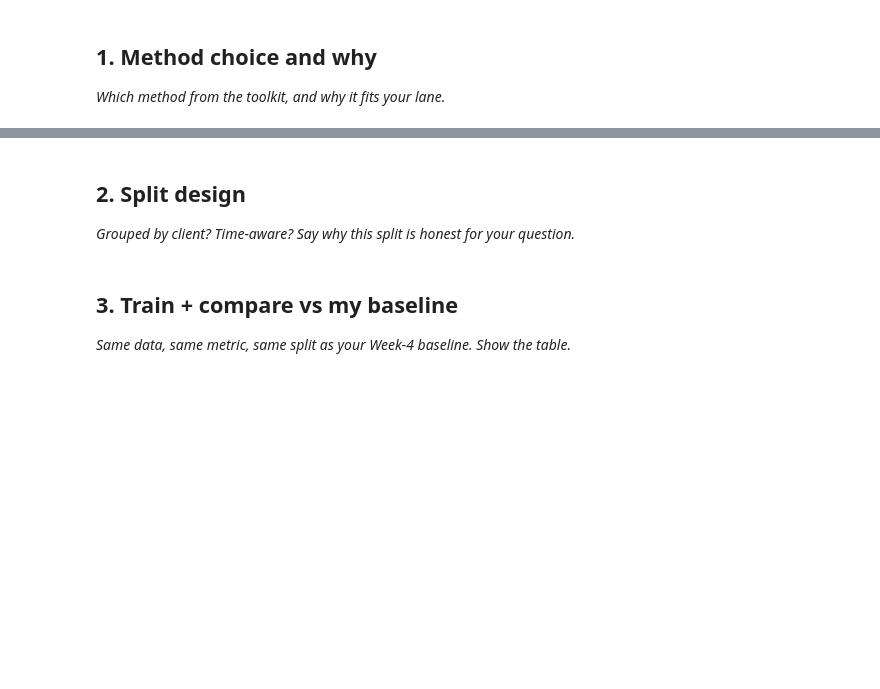
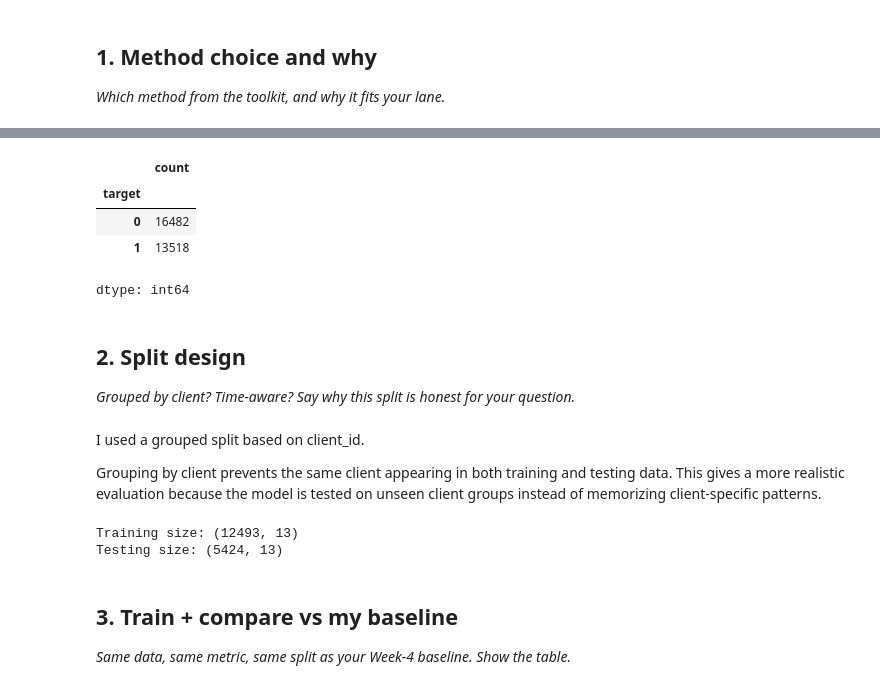
Before and after one commit to noor00-ai/fly_rank_intern, a Jupyter notebook: work/notebooks/w05_model.ipynb, the cells around one changed output, grey strips where cells are left out. Cells and saved outputs as stored; diff of their text form; code cells hidden in the pictures; blank space fills up the shorter version.

```diff
--- a/work/notebooks/w05_model.ipynb
+++ b/work/notebooks/w05_model.ipynb
@@ -16,3 +53,19 @@ This skeleton is yours to fill. Work the sections **in order** — each one has
+# %%
+df["target"] = (
+    ((df["trend_direction"] == "down") &
+     (df["ctr"] < df["ctr"].median()))
+    |
+    (df["avg_position"] > 20)
+).astype(int)
+
+
+df["target"].value_counts()
+# %% [output]
+|  | count |
+| target |  |
+| 0 | 16482 |
+| 1 | 13518 |
+dtype: int64
 # %% [markdown]
 ## 2. Split design
 
@@ -23,3 +73,59 @@ This skeleton is yours to fill. Work the sections **in order** — each one has
+# %% [markdown]
+I used a grouped split based on client_id.
+
+Grouping by client prevents the same client appearing in both training and testing data. This gives a more realistic evaluation because the model is tested on unseen client groups instead of memorizing client-specific patterns.
+# %%
+from sklearn.model_selection import GroupShuffleSplit
+
+features = [
+    "search_volume",
+    "competition",
+    "cpc",
+    "word_count",
+    "impressions_90d",
+    "clicks_90d",
+    "sessions_90d",
+    "days_since_last_update",
+    "ctr",
+    "avg_position",
+    "engagement_rate",
+    "scroll_rate",
+    "trend_pct"
+]
+
+
+model_data = df[features + ["client_id", "target"]].dropna()
+
+
+X = model_data[features]
+y = model_data["target"]
+groups = model_data["client_id"]
+
+
+splitter = GroupShuffleSplit(
+    n_splits=1,
+    test_size=0.2,
+    random_state=42
+)
+
+
+train_idx, test_idx = next(
+    splitter.split(X, y, groups)
+)
+
+
+X_train = X.iloc[train_idx]
+X_test = X.iloc[test_idx]
+
+y_train = y.iloc[train_idx]
+y_test = y.iloc[test_idx]
+
+
+print("Training size:", X_train.shape)
+print("Testing size:", X_test.shape)
+# %% [output]
+Training size: (12493, 13)
+Testing size: (5424, 13)
 # %% [markdown]
 ## 3. Train + compare vs my baseline
 
```
Also changed, not shown: parts of 12 cells of this notebook.
